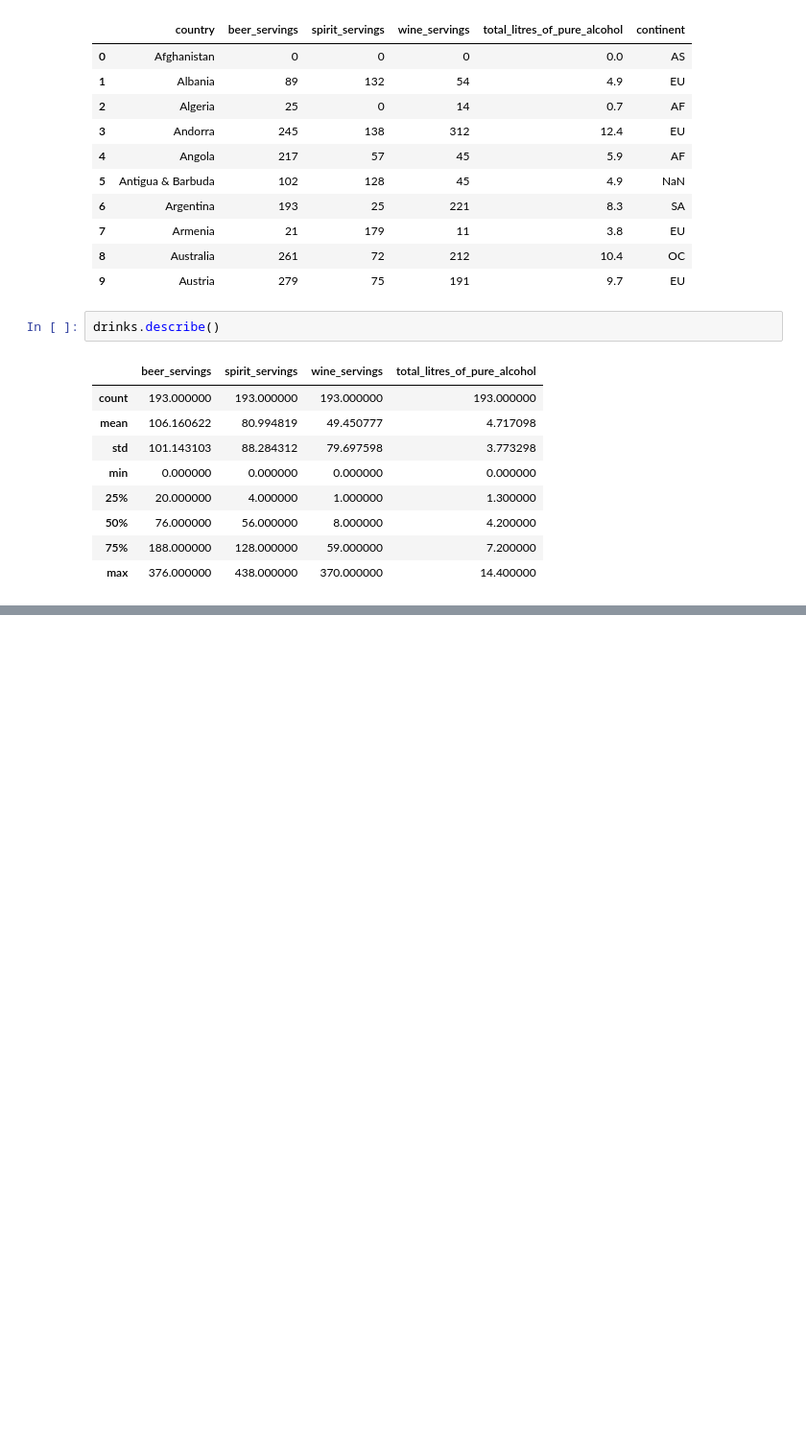
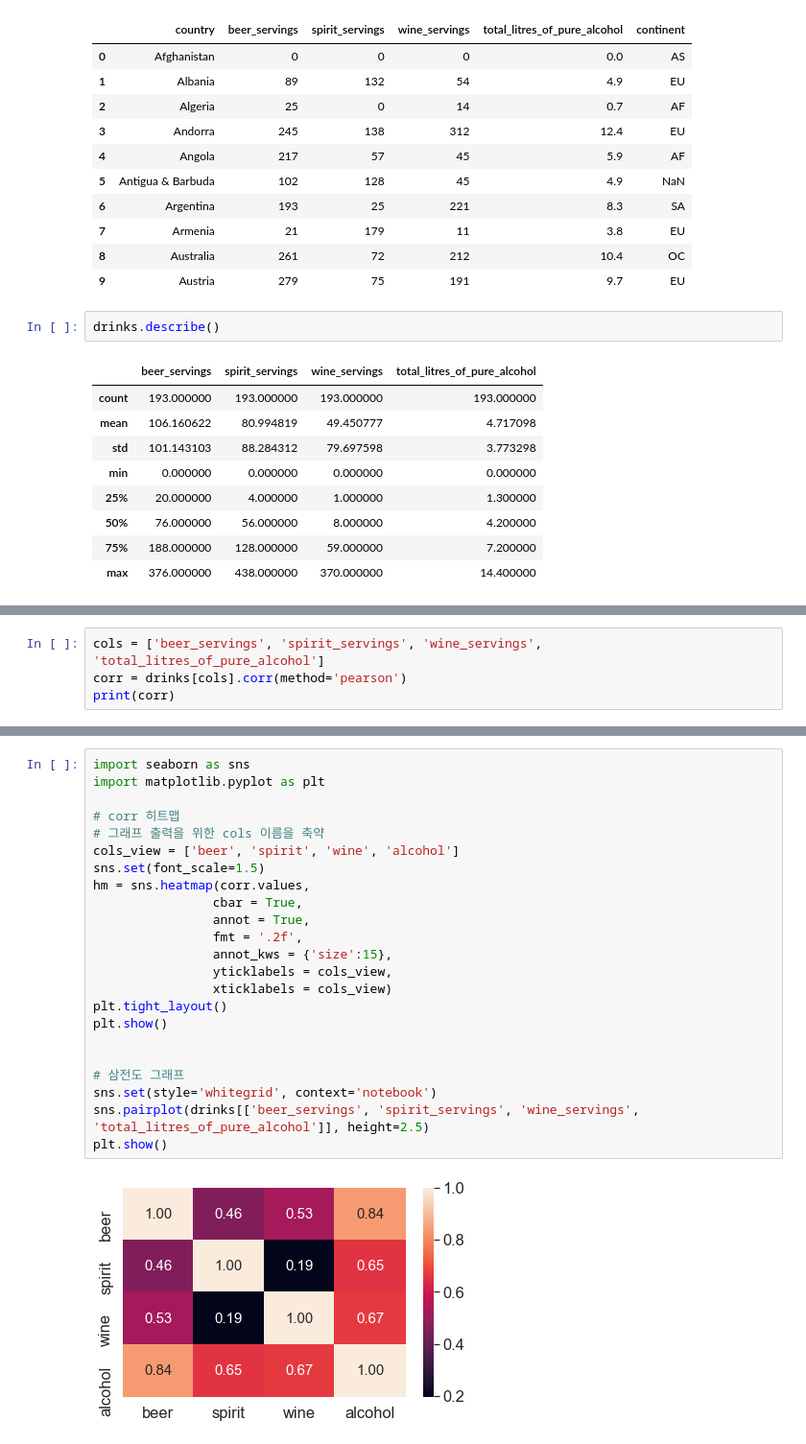
Before and after one commit to kellyshaprk/DataAnalysisExercise_Anaconda_Jupyter, a Jupyter notebook: drinking.ipynb, the cells around one changed output, grey strips where cells are left out. Shown: that part at 96% size. Saved outputs shown, nothing was run; the diff lists cells and outputs as text; blank space fills up the shorter version.

Commit message:
drinking

```diff
--- a/drinking.ipynb
+++ b/drinking.ipynb
@@ -47,0 +57,4 @@ drinks.describe()
+# %%
+cols = ['beer_servings', 'spirit_servings', 'wine_servings', 'total_litres_of_pure_alcohol']
+corr = drinks[cols].corr(method='pearson')
+print(corr)
@@ -47,0 +89,25 @@ drinks.describe()
+# %%
+import seaborn as sns
+import matplotlib.pyplot as plt
+
+# corr 히트맵
+# 그래프 출력을 위한 cols 이름을 축약
+cols_view = ['beer', 'spirit', 'wine', 'alcohol']
+sns.set(font_scale=1.5)
+hm = sns.heatmap(corr.values,
+                cbar = True,
+                annot = True,
+                fmt = '.2f',
+                annot_kws = {'size':15},
+                yticklabels = cols_view,
+                xticklabels = cols_view)
+plt.tight_layout()
+plt.show()
+
+
+# 삼전도 그래프
+sns.set(style='whitegrid', context='notebook')
+sns.pairplot(drinks[['beer_servings', 'spirit_servings', 'wine_servings', 'total_litres_of_pure_alcohol']], height=2.5)
+plt.show()
+# %% [output]
+[figure, added]
```
Also changed, not shown: parts of 14 cells of this notebook.
